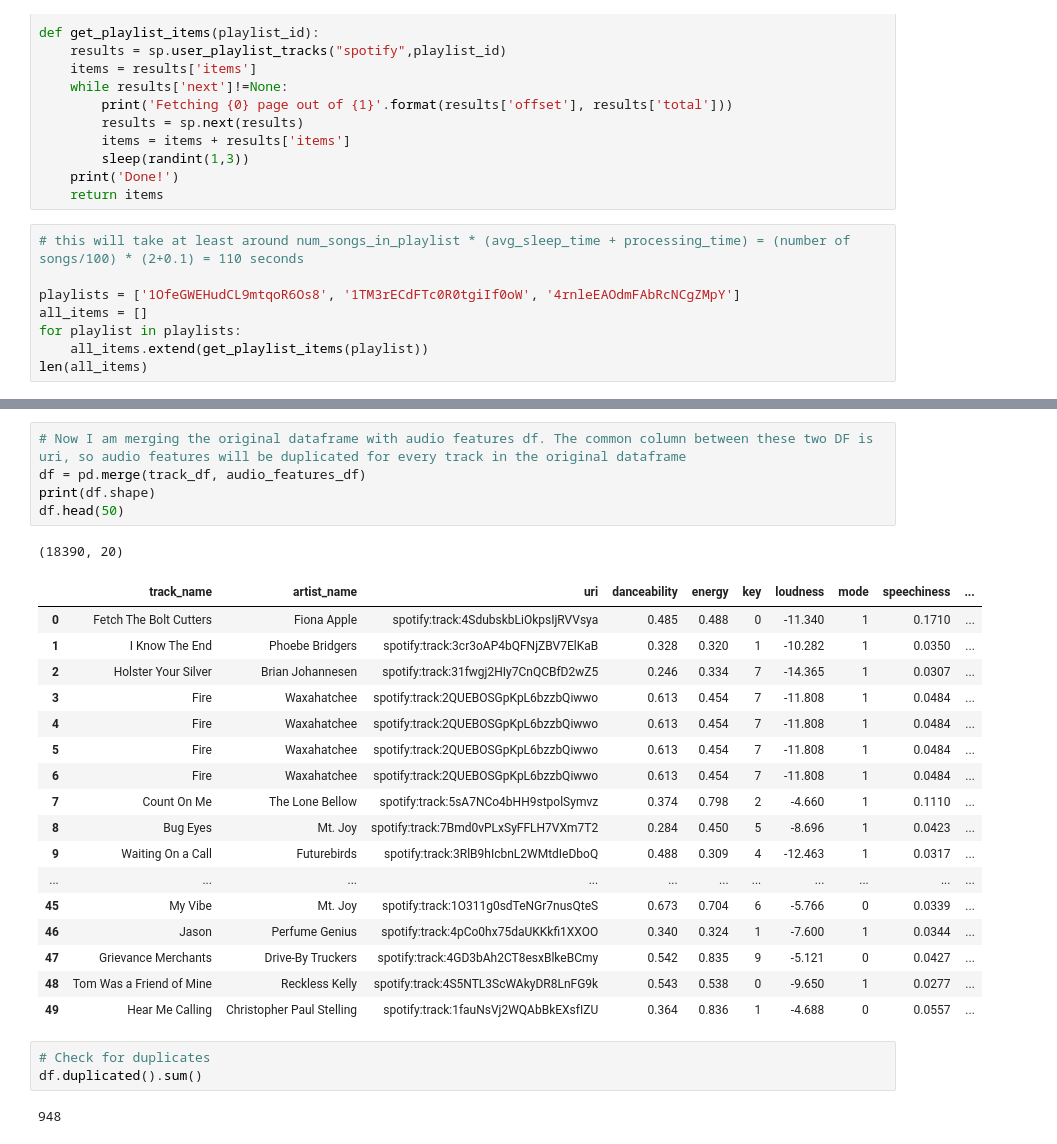
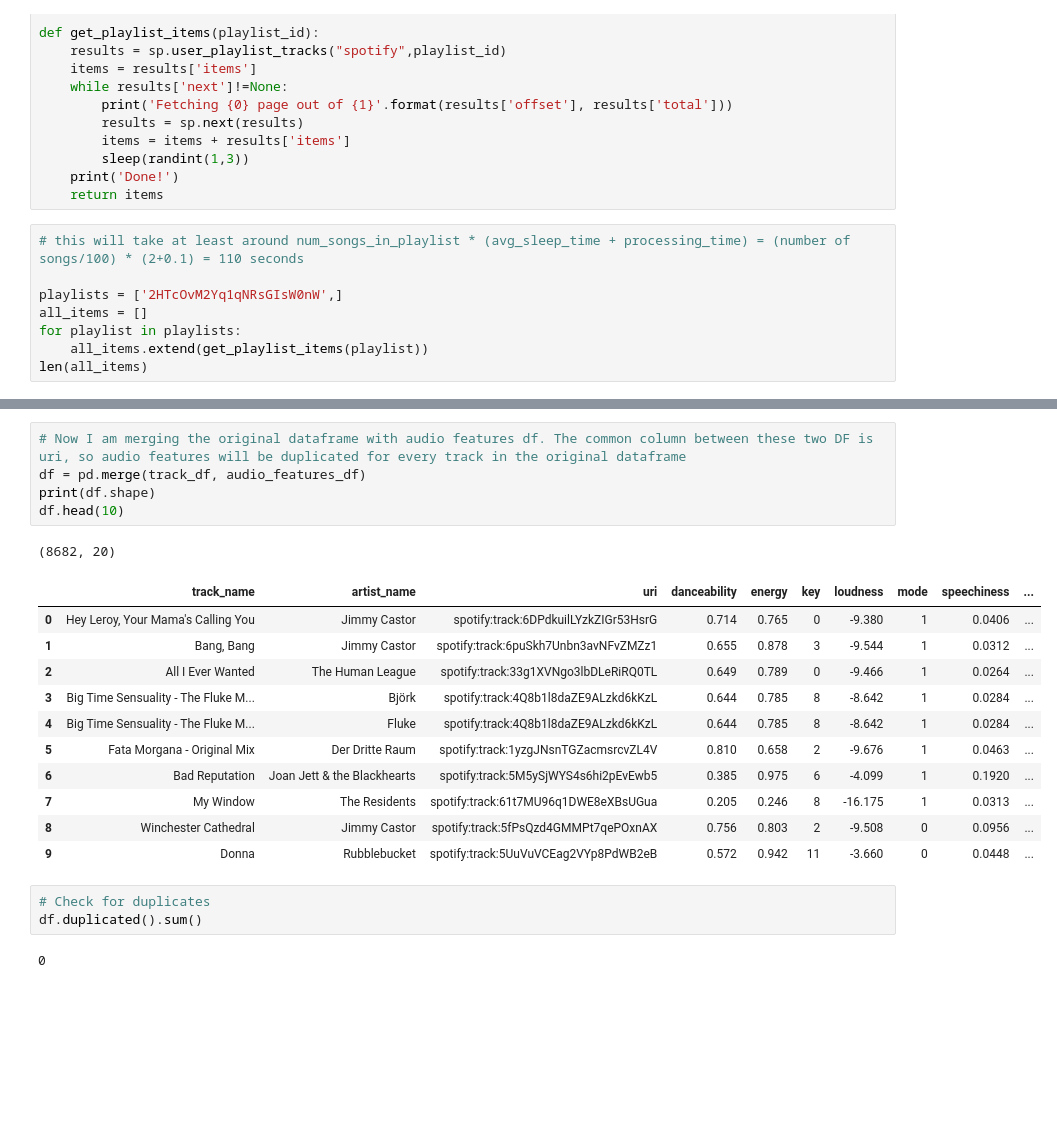
Before and after one commit to AyeeshaSiddikka/lab-web-scraping-single-page, a Jupyter notebook: spotify- api wrapper/spotify-api-demo.ipynb, the cells around one changed output, grey strips where cells are left out. Cells and saved outputs as stored; diff of their text form; blank space fills up the shorter version.

```diff
--- a/spotify- api wrapper/spotify-api-demo.ipynb
+++ b/spotify- api wrapper/spotify-api-demo.ipynb
@@ -49,7 +49,7 @@ def get_playlist_items(playlist_id):
 # %%
 # this will take at least around num_songs_in_playlist * (avg_sleep_time + processing_time) = (number of songs/100) * (2+0.1) = 110 seconds
 
-playlists = ['1OfeGWEHudCL9mtqoR6Os8', '1TM3rECdFTc0R0tgiIf0oW', '4rnleEAOdmFAbRcNCgZMpY']
+playlists = ['2HTcOvM2Yq1qNRsGIsW0nW',]
 all_items = []
 for playlist in playlists:
     all_items.extend(get_playlist_items(playlist))
@@ -240,32 +235,26 @@ audio_features_df.head(50)
 # %%
 # Now I am merging the original dataframe with audio features df. The common column between these two DF is uri, so audio features will be duplicated for every track in the original dataframe
 df = pd.merge(track_df, audio_features_df)
 print(df.shape)
-df.head(50)
+df.head(10)
 # %% [output]
-(18390, 20)
+(8682, 20)
 |  | track_name | artist_name | uri | danceability | energy | key | loudness | mode | speechiness | ... |
-| 0 | Fetch The Bolt Cutters | Fiona Apple | spotify:track:4SdubskbLiOkpsIjRVVsya | 0.485 | 0.488 | 0 | -11.340 | 1 | 0.1710 | ... |
-| 1 | I Know The End | Phoebe Bridgers | spotify:track:3cr3oAP4bQFNjZBV7ElKaB | 0.328 | 0.320 | 1 | -10.282 | 1 | 0.0350 | ... |
-| 2 | Holster Your Silver | Brian Johannesen | spotify:track:31fwgj2HIy7CnQCBfD2wZ5 | 0.246 | 0.334 | 7 | -14.365 | 1 | 0.0307 | ... |
-| 3 | Fire | Waxahatchee | spotify:track:2QUEBOSGpKpL6bzzbQiwwo | 0.613 | 0.454 | 7 | -11.808 | 1 | 0.0484 | ... |
-| 4 | Fire | Waxahatchee | spotify:track:2QUEBOSGpKpL6bzzbQiwwo | 0.613 | 0.454 | 7 | -11.808 | 1 | 0.0484 | ... |
-| 5 | Fire | Waxahatchee | spotify:track:2QUEBOSGpKpL6bzzbQiwwo | 0.613 | 0.454 | 7 | -11.808 | 1 | 0.0484 | ... |
-| 6 | Fire | Waxahatchee | spotify:track:2QUEBOSGpKpL6bzzbQiwwo | 0.613 | 0.454 | 7 | -11.808 | 1 | 0.0484 | ... |
-| 7 | Count On Me | The Lone Bellow | spotify:track:5sA7NCo4bHH9stpolSymvz | 0.374 | 0.798 | 2 | -4.660 | 1 | 0.1110 | ... |
-| 8 | Bug Eyes | Mt. Joy | spotify:track:7Bmd0vPLxSyFFLH7VXm7T2 | 0.284 | 0.450 | 5 | -8.696 | 1 | 0.0423 | ... |
-| 9 | Waiting On a Call | Futurebirds | spotify:track:3RlB9hIcbnL2WMtdIeDboQ | 0.488 | 0.309 | 4 | -12.463 | 1 | 0.0317 | ... |
-| ... | ... | ... | ... | ... | ... | ... | ... | ... | ... | ... |
-| 45 | My Vibe | Mt. Joy | spotify:track:1O311g0sdTeNGr7nusQteS | 0.673 | 0.704 | 6 | -5.766 | 0 | 0.0339 | ... |
-| 46 | Jason | Perfume Genius | spotify:track:4pCo0hx75daUKKkfi1XXOO | 0.340 | 0.324 | 1 | -7.600 | 1 | 0.0344 | ... |
-| 47 | Grievance Merchants | Drive-By Truckers | spotify:track:4GD3bAh2CT8esxBlkeBCmy | 0.542 | 0.835 | 9 | -5.121 | 0 | 0.0427 | ... |
-| 48 | Tom Was a Friend of Mine | Reckless Kelly | spotify:track:4S5NTL3ScWAkyDR8LnFG9k | 0.543 | 0.538 | 0 | -9.650 | 1 | 0.0277 | ... |
-| 49 | Hear Me Calling | Christopher Paul Stelling | spotify:track:1fauNsVj2WQAbBkEXsfIZU | 0.364 | 0.836 | 1 | -4.688 | 0 | 0.0557 | ... |
+| 0 | Hey Leroy, Your Mama's Calling You | Jimmy Castor | spotify:track:6DPdkuilLYzkZIGr53HsrG | 0.714 | 0.765 | 0 | -9.380 | 1 | 0.0406 | ... |
+| 1 | Bang, Bang | Jimmy Castor | spotify:track:6puSkh7Unbn3avNFvZMZz1 | 0.655 | 0.878 | 3 | -9.544 | 1 | 0.0312 | ... |
+| 2 | All I Ever Wanted | The Human League | spotify:track:33g1XVNgo3lbDLeRiRQ0TL | 0.649 | 0.789 | 0 | -9.466 | 1 | 0.0264 | ... |
+| 3 | Big Time Sensuality - The Fluke M... | Björk | spotify:track:4Q8b1l8daZE9ALzkd6kKzL | 0.644 | 0.785 | 8 | -8.642 | 1 | 0.0284 | ... |
+| 4 | Big Time Sensuality - The Fluke M... | Fluke | spotify:track:4Q8b1l8daZE9ALzkd6kKzL | 0.644 | 0.785 | 8 | -8.642 | 1 | 0.0284 | ... |
+| 5 | Fata Morgana - Original Mix | Der Dritte Raum | spotify:track:1yzgJNsnTGZacmsrcvZL4V | 0.810 | 0.658 | 2 | -9.676 | 1 | 0.0463 | ... |
+| 6 | Bad Reputation | Joan Jett & the Blackhearts | spotify:track:5M5ySjWYS4s6hi2pEvEwb5 | 0.385 | 0.975 | 6 | -4.099 | 1 | 0.1920 | ... |
+| 7 | My Window | The Residents | spotify:track:61t7MU96q1DWE8eXBsUGua | 0.205 | 0.246 | 8 | -16.175 | 1 | 0.0313 | ... |
+| 8 | Winchester Cathedral | Jimmy Castor | spotify:track:5fPsQzd4GMMPt7qePOxnAX | 0.756 | 0.803 | 2 | -9.508 | 0 | 0.0956 | ... |
+| 9 | Donna | Rubblebucket | spotify:track:5UuVuVCEag2VYp8PdWB2eB | 0.572 | 0.942 | 11 | -3.660 | 0 | 0.0448 | ... |
 # %%
 # Check for duplicates
 df.duplicated().sum()
 # %% [output]
-948
+0
 # %%
 # Drop duplicates
 df = df.drop_duplicates()
```
Also changed, not shown: parts of 42 cells of this notebook, 14 other files.
